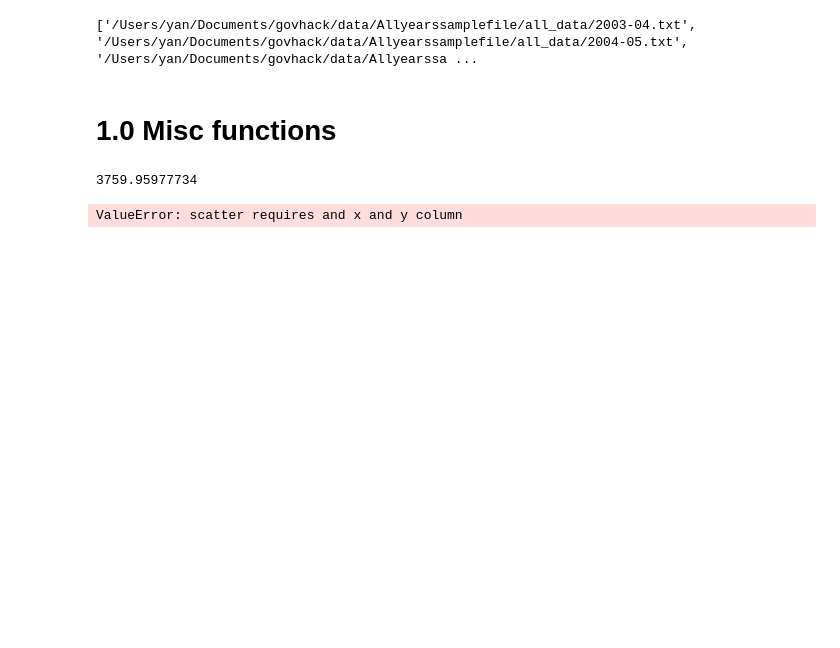
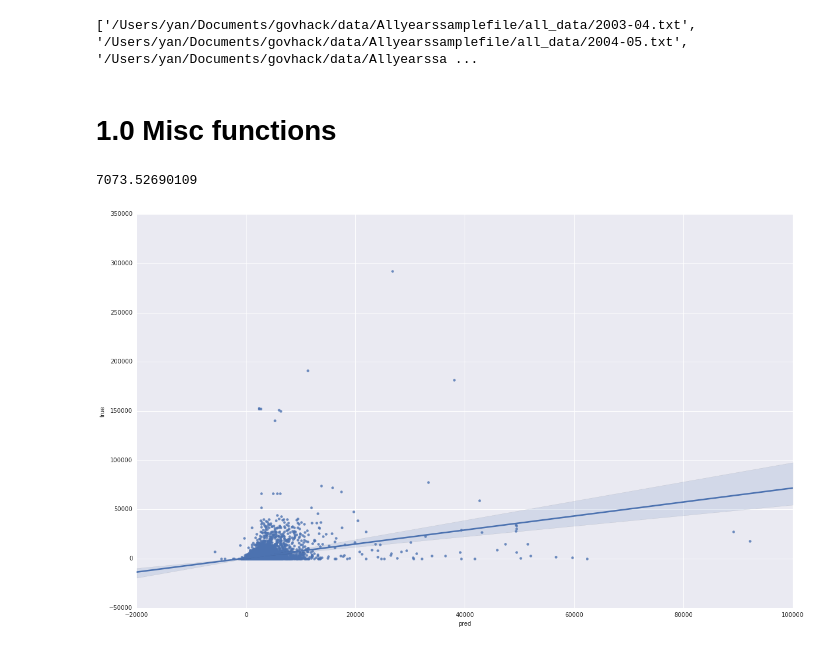
Before and after one commit to glen-mac/Lambda, a Jupyter notebook: predstuff/data_extraction.ipynb, the cells around one changed output. Cells and saved outputs as stored; diff of their text form; code cells hidden in the pictures; blank space fills up the shorter version.

```diff
--- a/predstuff/data_extraction.ipynb
+++ b/predstuff/data_extraction.ipynb
@@ -21,10 +28,12 @@ from math import sqrt
 # %% [markdown]
 # 1.0 Misc functions
 # %%
-from sklearn.linear_model import Ridge
+from sklearn.linear_model import Ridge, RANSACRegressor
 from sklearn.preprocessing import PolynomialFeatures, StandardScaler
 from sklearn.cross_validation import train_test_split
 from sklearn.metrics import mean_squared_error
+
+#linear_model.RANSACRegressor
 
 def train_test_measure_reg(df, model, l_col, f_cols, scale_f=False, poly_f=False, picklize=False):
     """
@@ -71,6 +80,16 @@ def _transform(X_train, X_test, transformer):
     X_test = tr.transform(X_test)
 
     return X_train, X_test
+
+def visualise_preds(data, n=10000, xy_range = False, x_range=(-4, 4), y_range=(-4, 4)):
+    data = data.sample(n=n)
+
+    fig, ax = plt.subplots(figsize=(20, 12))
+    if xy_range:
+        plt.xlim(x_range[0], x_range[1])
+        plt.ylim(y_range[0], y_range[1])
+    sns.regplot(x='pred', y='true', data=data, scatter=True)
+    plt.draw()
 # %%
 df_list = []
 for file_ in all_files:
@@ -104,9 +123,9 @@ df_2015 = pd.read_csv(fname, index_col=None, header=0)
 #df_2015_filtered = df_2015[cols]
 
 #print df_2015.head()
+
 fcols = ['Gender', 'age_range',
-         'Partner_status', 'Region',
-         'Taxable_Income', 'Sw_amt',
+         'Partner_status', 'Region', 'Sw_amt',
          'Alow_ben_amt', 'ETP_txbl_amt',
          'Grs_int_amt', 'Aust_govt_pnsn_allw_amt',
          'Unfranked_Div_amt','Frk_Div_amt',
@@ -120,11 +139,13 @@ fcols = ['Gender', 'age_range',
          'Tot_CY_CG_amt','Net_PT_PP_dsn',
          'Net_PT_NPP_dsn','Taxed_othr_pnsn_amt',
          'Untaxed_othr_pnsn_amt','Other_foreign_inc_amt',
-         'Other_inc_amt','Tot_inc_amt', 'Occ_code']
+         'Other_inc_amt', 'Tot_inc_amt']
+
+fcols = ['Taxable_Income', 'Sw_amt']
+
+
 
 extra = 'Occ_code', 'Lodgment_method', 'PHI_Ind'
-
-
 
 
 label = 'Tot_ded_amt'
@@ -133,11 +154,11 @@ model = Ridge()
 mse, pred_df_base = train_test_measure_reg(df_2015, model, label, fcols, scale_f=False, poly_f=False, picklize=True)
 print mse
 # %% [output]
-3759.95977734
+7073.52690109
-# %%
-pred_df_base.plot(kind='scatter')
-# %% [output]
-ValueError: scatter requires and x and y column
+# %%
+visualise_preds(pred_df_base, n = 10000, xy_range = False, x_range=(0, 10000), y_range=(0, 10000))
+# %% [output]
+[figure, added]
 # %%
 
 s = pickle.dumps(clf)
```
Also changed, not shown: parts of 1 cell of this notebook.
